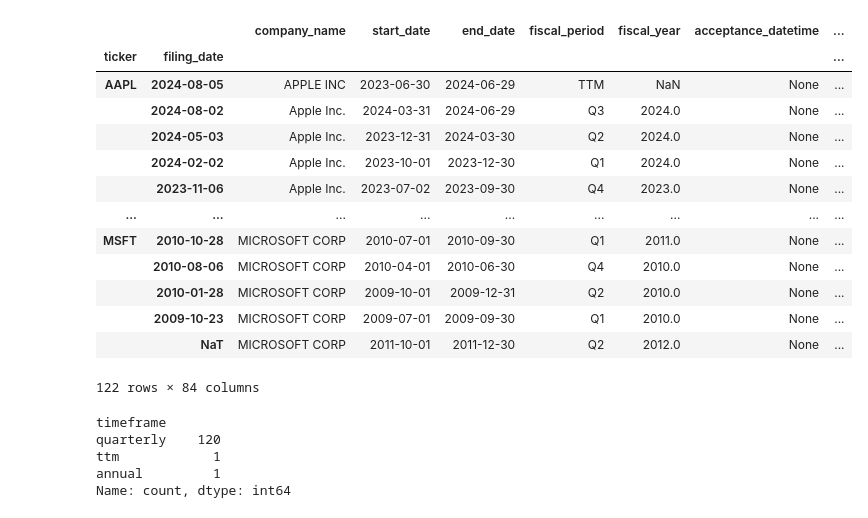
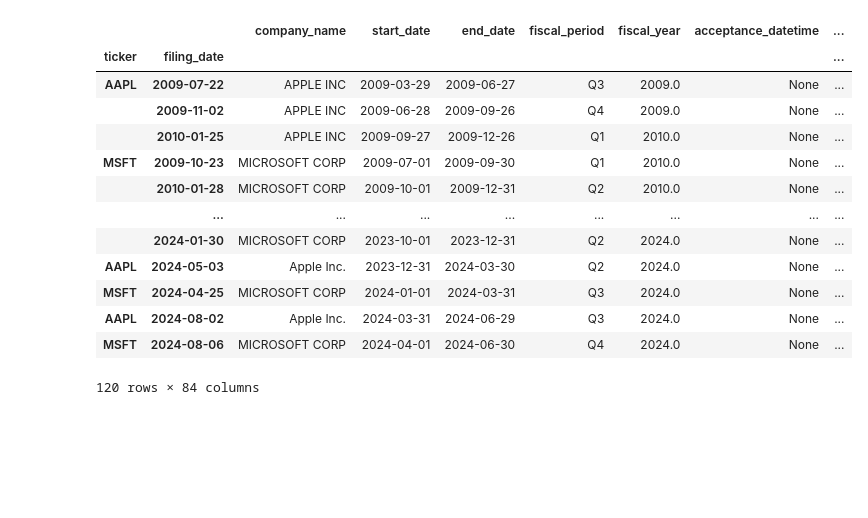
Before and after one commit to rravinet/stock-analyser, a Jupyter notebook: company_data.ipynb, the cells around one changed output. Drawn from its saved outputs; the diff is of its cells as text; code cells hidden in the pictures; blank space fills up the shorter version.

```diff
--- a/company_data.ipynb
+++ b/company_data.ipynb
@@ -310,23 +300,23 @@ data_dict, df = prepocess.preprocess_financials()
 
 metrics = CalculateMetrics(df)
 final_data = metrics.calculate_metrics()
-# %%
-final_data
-# %% [output]
-|  |  | company_name | start_date | end_date | fiscal_period | fiscal_year | acceptance_datetime | ... |
-| ticker | filing_date |  |  |  |  |  |  | ... |
-| AAPL | 2024-08-05 | APPLE INC | 2023-06-30 | 2024-06-29 | TTM | NaN | None | ... |
-|  | 2024-08-02 | Apple Inc. | 2024-03-31 | 2024-06-29 | Q3 | 2024.0 | None | ... |
-|  | 2024-05-03 | Apple Inc. | 2023-12-31 | 2024-03-30 | Q2 | 2024.0 | None | ... |
-|  | 2024-02-02 | Apple Inc. | 2023-10-01 | 2023-12-30 | Q1 | 2024.0 | None | ... |
-|  | 2023-11-06 | Apple Inc. | 2023-07-02 | 2023-09-30 | Q4 | 2023.0 | None | ... |
-| ... | ... | ... | ... | ... | ... | ... | ... | ... |
-| MSFT | 2010-10-28 | MICROSOFT CORP | 2010-07-01 | 2010-09-30 | Q1 | 2011.0 | None | ... |
-|  | 2010-08-06 | MICROSOFT CORP | 2010-04-01 | 2010-06-30 | Q4 | 2010.0 | None | ... |
-|  | 2010-01-28 | MICROSOFT CORP | 2009-10-01 | 2009-12-31 | Q2 | 2010.0 | None | ... |
-|  | 2009-10-23 | MICROSOFT CORP | 2009-07-01 | 2009-09-30 | Q1 | 2010.0 | None | ... |
-|  | NaT | MICROSOFT CORP | 2011-10-01 | 2011-12-30 | Q2 | 2012.0 | None | ... |
-122 rows × 84 columns
+# %%
+final_data[final_data['timeframe'] == 'quarterly'].sort_values('period')
+# %% [output]
+|  |  | company_name | start_date | end_date | fiscal_period | fiscal_year | acceptance_datetime | ... |
+| ticker | filing_date |  |  |  |  |  |  | ... |
+| AAPL | 2009-07-22 | APPLE INC | 2009-03-29 | 2009-06-27 | Q3 | 2009.0 | None | ... |
+|  | 2009-11-02 | APPLE INC | 2009-06-28 | 2009-09-26 | Q4 | 2009.0 | None | ... |
+|  | 2010-01-25 | APPLE INC | 2009-09-27 | 2009-12-26 | Q1 | 2010.0 | None | ... |
+| MSFT | 2009-10-23 | MICROSOFT CORP | 2009-07-01 | 2009-09-30 | Q1 | 2010.0 | None | ... |
+|  | 2010-01-28 | MICROSOFT CORP | 2009-10-01 | 2009-12-31 | Q2 | 2010.0 | None | ... |
+|  | ... | ... | ... | ... | ... | ... | ... | ... |
+|  | 2024-01-30 | MICROSOFT CORP | 2023-10-01 | 2023-12-31 | Q2 | 2024.0 | None | ... |
+| AAPL | 2024-05-03 | Apple Inc. | 2023-12-31 | 2024-03-30 | Q2 | 2024.0 | None | ... |
+| MSFT | 2024-04-25 | MICROSOFT CORP | 2024-01-01 | 2024-03-31 | Q3 | 2024.0 | None | ... |
+| AAPL | 2024-08-02 | Apple Inc. | 2024-03-31 | 2024-06-29 | Q3 | 2024.0 | None | ... |
+| MSFT | 2024-08-06 | MICROSOFT CORP | 2024-04-01 | 2024-06-30 | Q4 | 2024.0 | None | ... |
+120 rows × 84 columns
 # %%
 import dash
 from dash import dcc, html
@@ -353,14 +339,6 @@ metrics = ['gross_margin',
            'interest_coverage',
            'R&D_ratio']
 graph_types = ['Line', 'Bar', 'Scatter']
-# %%
-final_data['timeframe'].value_counts()
-# %% [output]
-timeframe
-quarterly    120
-ttm            1
-annual         1
-Name: count, dtype: int64
 # %%
 #Initialising tha dash app
 
```
Also changed, not shown: parts of 4 cells of this notebook, 2 other files.
